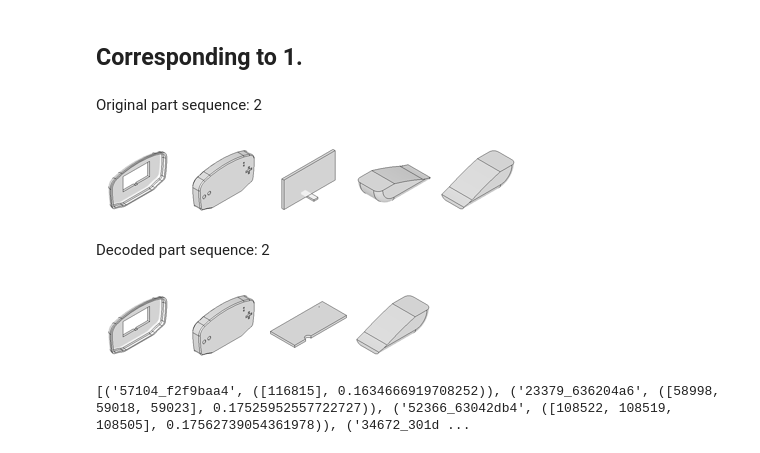
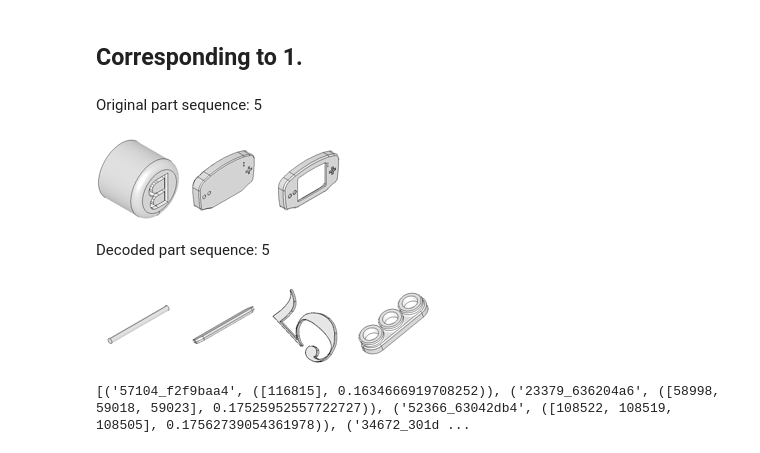
Before and after one commit to gymbeijing/mechanism-identification-public, a Jupyter notebook: search_parts.ipynb, the cells around one changed output. Saved outputs shown, nothing was run; the diff lists cells and outputs as text; code cells hidden in the pictures.

```diff
--- a/search_parts.ipynb
+++ b/search_parts.ipynb
@@ -13,9 +13,9 @@ from IPython.display import display, Markdown, display_markdown # to display ima
 # %% [markdown]
 # Global variable
 # %%
-rec_seq = torch.load("model_outputs/rec_seq_real_0724_204251_v9.pt")   # [10377, 10, 512]
+rec_seq = torch.load("model_outputs/rec_seq_fake_0731_135008_v6.pt")   # [10377, 10, 512]
 
-ori_seq = torch.load("model_outputs/ori_seq_0724_204251_v9.pt")   # [10377, 10, 512]
+ori_seq = torch.load("model_outputs/ori_seq_0731_135008_v6.pt")   # [10377, 10, 512]
 
 all_emb_path = os.path.join("./processed_data", "mean_pooled_emb.pt")
 all_emb = torch.load(all_emb_path)   # [141245, 512]
@@ -380,7 +384,7 @@ def search_duplicate(c_part_idx, aid, eps=1e-3):
 
     return c_part_dup_list
 # %%
-k = 1
+k = 10
 for decoded_seq_dict in all_decoded_seq_list:
     ordered_decoded_seq = sorted(decoded_seq_dict.items(), key=lambda x: x[1][1])   # [(aid, (seq_list, avg_dist))]
     ordered_topk_decoded_seq = ordered_decoded_seq[:k]   # [(aid, (seq_list, avg_dist))]
@@ -543,33 +547,33 @@ Reconstructed part sequence: 2, decoded part sequence: 5
 ## Corresponding to 1.
 # %%
 vid = '00'
-rec_seq_idx = 2
+rec_seq_idx = 5
 
 img_md_list = []
 for img_idx in all_ori_closest_emb_list[rec_seq_idx]:
     img_md = all_md[img_idx]
     img_md_list.append(img_md)
 
 img_name_list = extend_metadata_to_filepath(img_md_list, vid)
 
 display_image_grid(f'Original part sequence: {rec_seq_idx}', img_name_list)
 
 # vid = '00'
 # rec_seq_idx = 79
 
 img_md_list = []
 for img_idx in all_rec_closest_emb_list[rec_seq_idx]:
     img_md = all_md[img_idx]
     img_md_list.append(img_md)
 
 img_name_list = extend_metadata_to_filepath(img_md_list, vid)
 
 display_image_grid(f'Decoded part sequence: {rec_seq_idx}', img_name_list)
 # %% [output]
-Original part sequence: 2
+Original part sequence: 5
-[figure, old version]
+[figure, new version]
-Decoded part sequence: 2
+Decoded part sequence: 5
-[figure, old version]
+[figure, new version]
 # %%
 print(a[:10])
 # %% [output]
```
Also changed, not shown: parts of 6 cells of this notebook, 2 other files.
